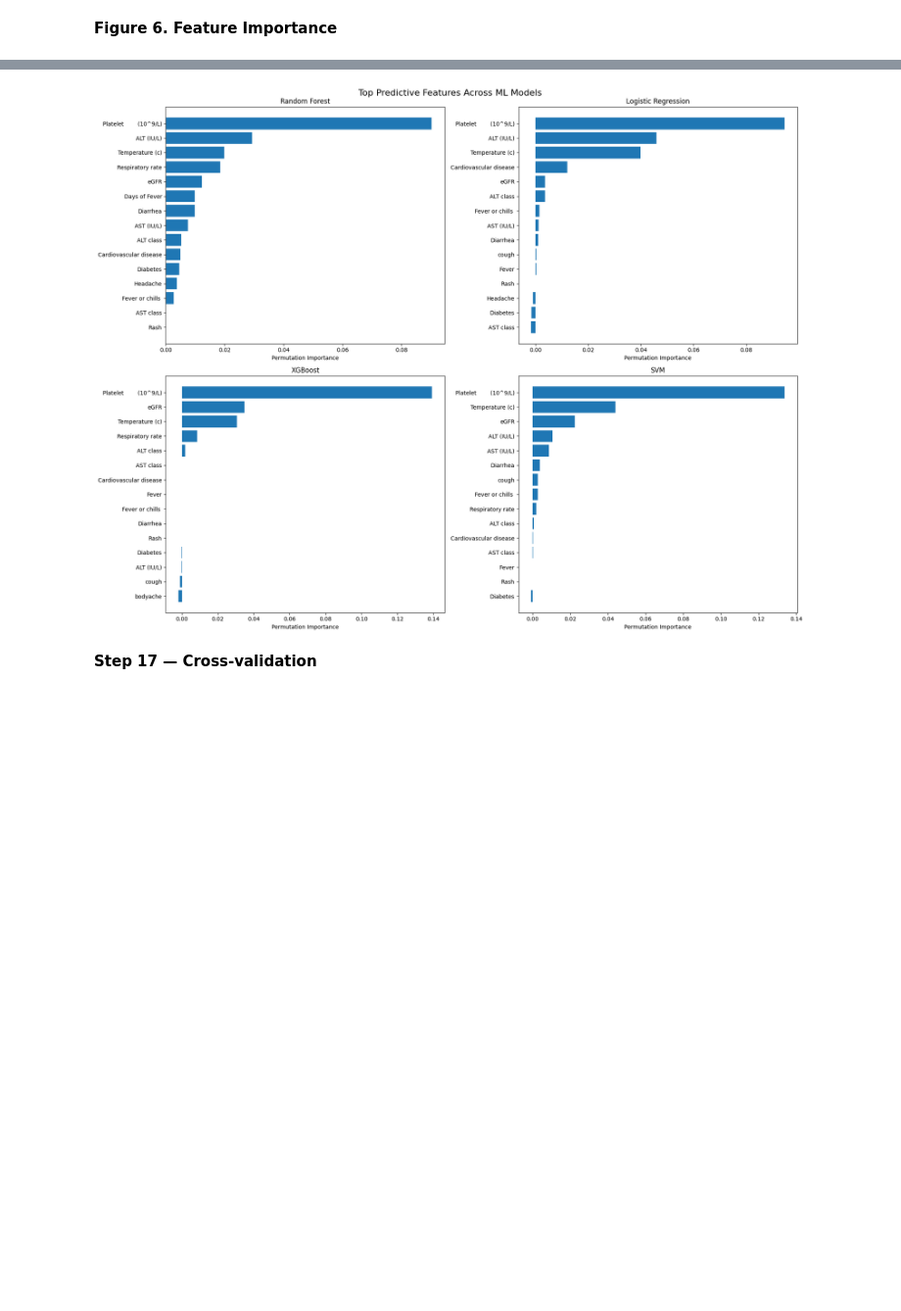
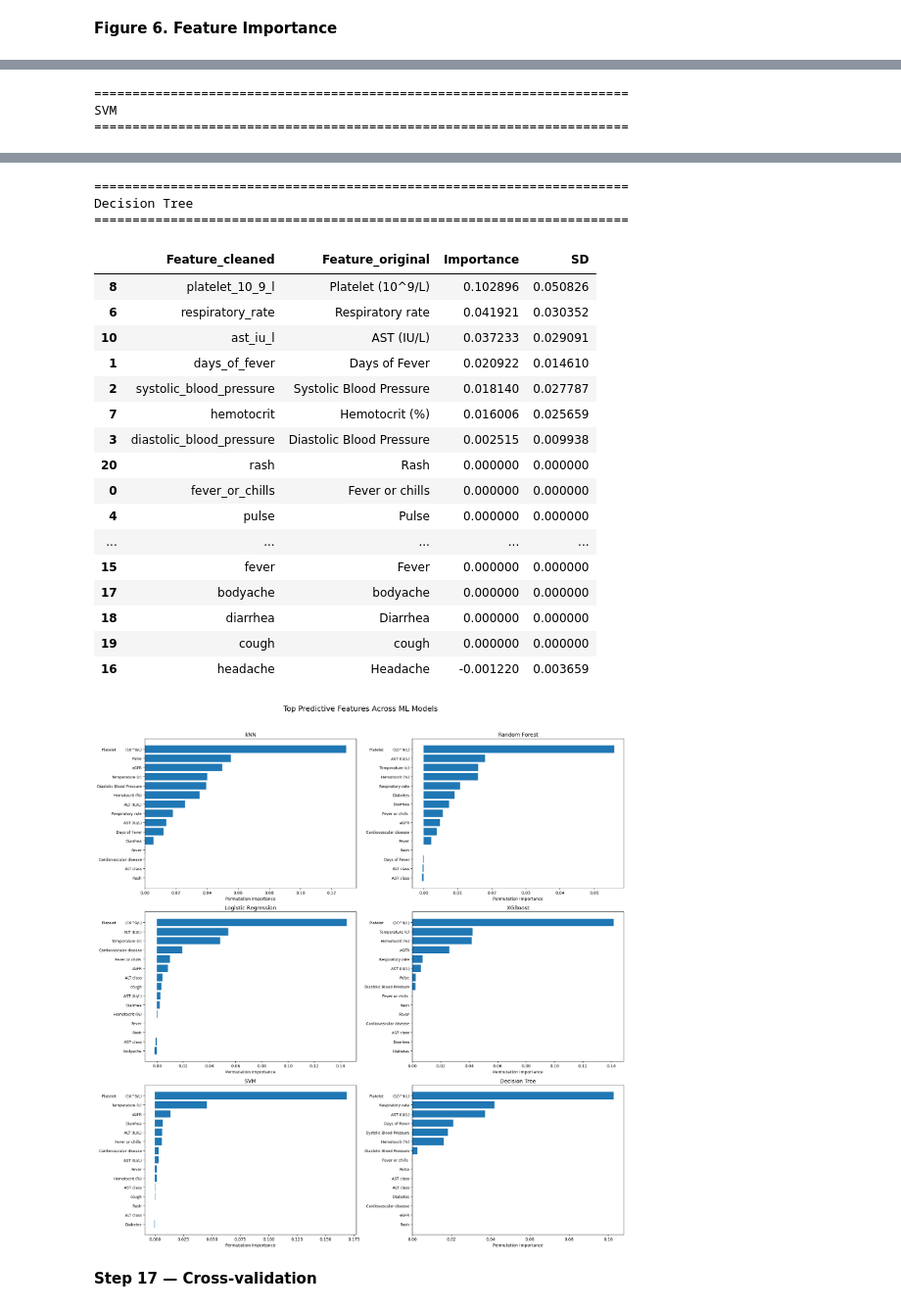
Before and after one commit to qaiserfatmi/Dengue, a Jupyter notebook: Dengue_ML_Analysis_New.ipynb, the cells around one changed output, grey strips where cells are left out. Shown at 98% size. Cells and saved outputs as stored; diff of their text form; code cells hidden in the pictures; blank space fills up the shorter version.

```diff
--- a/Dengue_ML_Analysis_New.ipynb
+++ b/Dengue_ML_Analysis_New.ipynb
@@ -384,7 +400,7 @@ preprocessor = ColumnTransformer(
 X_train, X_test, y_train, y_test = train_test_split(
     X_fixed,
     y,
-    test_size=0.25,
+    test_size=0.20,
     random_state=42,
     stratify=y
 )
@@ -566,10 +582,18 @@ from sklearn.metrics import ConfusionMatrixDisplay
 import matplotlib.pyplot as plt
 
 models_cm = {
-    "Random Forest": RandomForestClassifier(random_state=42),
+    "kNN": KNeighborsClassifier(
+        n_neighbors=5
+    ),
 
     "Logistic Regression": LogisticRegression(
         max_iter=1000,
+        class_weight="balanced"
+    ),
+
+    "Random Forest": RandomForestClassifier(
+        n_estimators=300,
+        random_state=42,
         class_weight="balanced"
     ),
 
@@ -587,10 +611,14 @@ models_cm = {
         probability=True,
         class_weight="balanced",
         random_state=42
+    ),
+    "Decision Tree": DecisionTreeClassifier(
+    random_state=42,
+    class_weight="balanced"
     )
 }
 
-fig, axes = plt.subplots(2, 2, figsize=(12, 10))
+fig, axes = plt.subplots(3, 2, figsize=(12, 10))
 axes = axes.ravel()
 
 for ax, (name, model) in zip(axes, models_cm.items()):
@@ -612,7 +640,7 @@ for ax, (name, model) in zip(axes, models_cm.items()):
         colorbar=False
     )
 
-    ax.set_title(name)
+    ax.set_title(f"{name} Confusion Matrix")
 
 plt.suptitle("Confusion Matrices of Selected ML Models", fontsize=16)
 plt.tight_layout()
@@ -659,7 +687,7 @@ plt.show()
 # %%
 from sklearn.inspection import permutation_importance
 
-# Step 1: Create mapping from cleaned column names (back to original Excel column names)
+# Step 1: Create mapping from cleaned column names back to original Excel column names
 
 cleaned_columns_from_original = (
     pd.Series(original_columns)
@@ -675,11 +703,18 @@ cleaned_columns_from_original = (
 
 clean_to_original = dict(zip(cleaned_columns_from_original, original_columns))
 
+
 # Step 2: Define selected models
 
 models_importance = {
+    "kNN": KNeighborsClassifier(
+        n_neighbors=5
+    ),
+
     "Random Forest": RandomForestClassifier(
-        random_state=42
+        n_estimators=300,
+        random_state=42,
+        class_weight="balanced"
     ),
 
     "Logistic Regression": LogisticRegression(
@@ -701,8 +736,14 @@ models_importance = {
         probability=True,
         class_weight="balanced",
         random_state=42
+    ),
+
+    "Decision Tree": DecisionTreeClassifier(
+        random_state=42,
+        class_weight="balanced"
     )
 }
+
 
 # Step 3: Calculate permutation importance
 
@@ -742,9 +783,10 @@ for name, model in models_importance.items():
     print("="*70)
     display(importance_df.head(20))
 
-# Step 4: Plot top 15 features for each model in 2 x 2 format
 
-fig, axes = plt.subplots(2, 2, figsize=(18, 14))
+# Step 4: Plot top 15 features for each model in 3 x 2 format
+
+fig, axes = plt.subplots(3, 2, figsize=(18, 18))
 axes = axes.ravel()
 
 for ax, (name, importance_df) in zip(axes, importance_tables.items()):
@@ -756,12 +798,14 @@ for ax, (name, importance_df) in zip(axes, importance_tables.items()):
         top["Importance"]
     )
 
-    ax.set_title(name)
+    ax.set_title(name, fontsize=13)
     ax.set_xlabel("Permutation Importance")
+    ax.tick_params(axis="y", labelsize=9)
 
 plt.suptitle(
     "Top Predictive Features Across ML Models",
-    fontsize=16
+    fontsize=18,
+    y=1.02
 )
 
 plt.tight_layout()
@@ -849,0 +894,3 @@ SVM
+======================================================================
+SVM
+======================================================================
@@ -850,4 +914,24 @@ SVM
+======================================================================
+Decision Tree
+======================================================================
+|  | Feature_cleaned | Feature_original | Importance | SD |
+| 8 | platelet_10_9_l | Platelet (10^9/L) | 0.102896 | 0.050826 |
+| 6 | respiratory_rate | Respiratory rate | 0.041921 | 0.030352 |
+| 10 | ast_iu_l | AST (IU/L) | 0.037233 | 0.029091 |
+| 1 | days_of_fever | Days of Fever | 0.020922 | 0.014610 |
+| 2 | systolic_blood_pressure | Systolic Blood Pressure | 0.018140 | 0.027787 |
+| 7 | hemotocrit | Hemotocrit (%) | 0.016006 | 0.025659 |
+| 3 | diastolic_blood_pressure | Diastolic Blood Pressure | 0.002515 | 0.009938 |
+| 20 | rash | Rash | 0.000000 | 0.000000 |
+| 0 | fever_or_chills | Fever or chills | 0.000000 | 0.000000 |
+| 4 | pulse | Pulse | 0.000000 | 0.000000 |
+| ... | ... | ... | ... | ... |
+| 15 | fever | Fever | 0.000000 | 0.000000 |
+| 17 | bodyache | bodyache | 0.000000 | 0.000000 |
+| 18 | diarrhea | Diarrhea | 0.000000 | 0.000000 |
+| 19 | cough | cough | 0.000000 | 0.000000 |
+| 16 | headache | Headache | -0.001220 | 0.003659 |
-[figure, old version]
+[figure, new version]
 # %% [markdown]
 **Step 17 — Cross-validation**
 # %%
```
Also changed, not shown: parts of 16 cells of this notebook.
